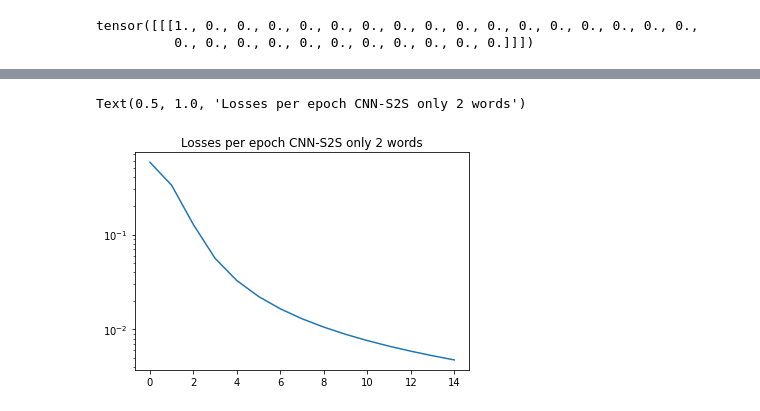
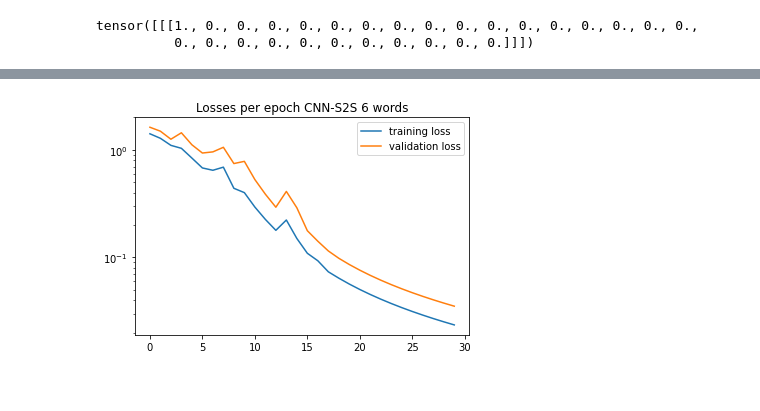
Before and after one commit to jfvelezserrano/Handwritten_Analysis, a Jupyter notebook: evaluate_colab.ipynb, the cells around one changed output, grey strips where cells are left out. Cells and saved outputs as stored; diff of their text form; code cells hidden in the pictures.

```diff
--- a/evaluate_colab.ipynb
+++ b/evaluate_colab.ipynb
@@ -47,3 +37,13 @@ len_test = len(test_set)
+# %%
+train_set = ['hola', 'urjc', 'gavab', 'estoril', 'alvaro', 'victoria'] * 512
+import random
+random.seed(123)
+random.shuffle(train_set)
+
+val_set = ['hola', 'urjc', 'gavab', 'estoril', 'alvaro', 'victoria'] * 32
+
+len_train = len(train_set)
+len_val = len(val_set)
 # %%
 # Function to convert letters (and therefore words) into PyTorch tensors:
 
@@ -126,20 +126,20 @@ class DecoderRNN(nn.Module):
 # %%
 # Instantiate the model, define loss and optimization functions:
 
-torch.manual_seed(101)
+torch.manual_seed(123)
 
 input_size = 1024
 hidden_size = 256
 output_size = 28
 
 CNN_model = ConvolutionalNetwork().cuda()
-CNN_optimizer = torch.optim.Adam(CNN_model.parameters(), lr=0.01)
+CNN_optimizer = torch.optim.Adam(CNN_model.parameters(), lr = 0.001)
 
 Encoder_model = EncoderRNN(input_size = input_size, hidden_size = hidden_size).cuda()
-Encoder_optimizer = optim.SGD(Encoder_model.parameters(), lr=0.01)
+Encoder_optimizer = optim.SGD(Encoder_model.parameters(), lr = 0.001)
 
 Decoder_model = DecoderRNN(hidden_size = hidden_size, output_size = output_size).cuda()
-Decoder_optimizer = optim.SGD(Decoder_model.parameters(), lr=0.01)
+Decoder_optimizer = optim.SGD(Decoder_model.parameters(), lr = 0.001)
 
 #criterion = nn.CrossEntropyLoss()
 criterion = nn.NLLLoss()
@@ -268,10 +351,12 @@ Duration: 35.05280257066091 minutes
 # %%
 plt.yscale("log")
-plt.plot(train_losses)
-plt.title('Losses per epoch CNN-S2S only 2 words')
+plt.plot(train_losses, label='training loss')
+plt.plot(val_losses, label='validation loss')
+plt.title('Losses per epoch CNN-S2S 6 words')
+plt.legend();
+plt.savefig('6 words losses log lr 0,001')
 # %% [output]
-Text(0.5, 1.0, 'Losses per epoch CNN-S2S only 2 words')
-[figure, old version]
+[figure, new version]
 # %%
 # EVALUATING THE MODEL:
 
```
Also changed, not shown: parts of 8 cells of this notebook.
